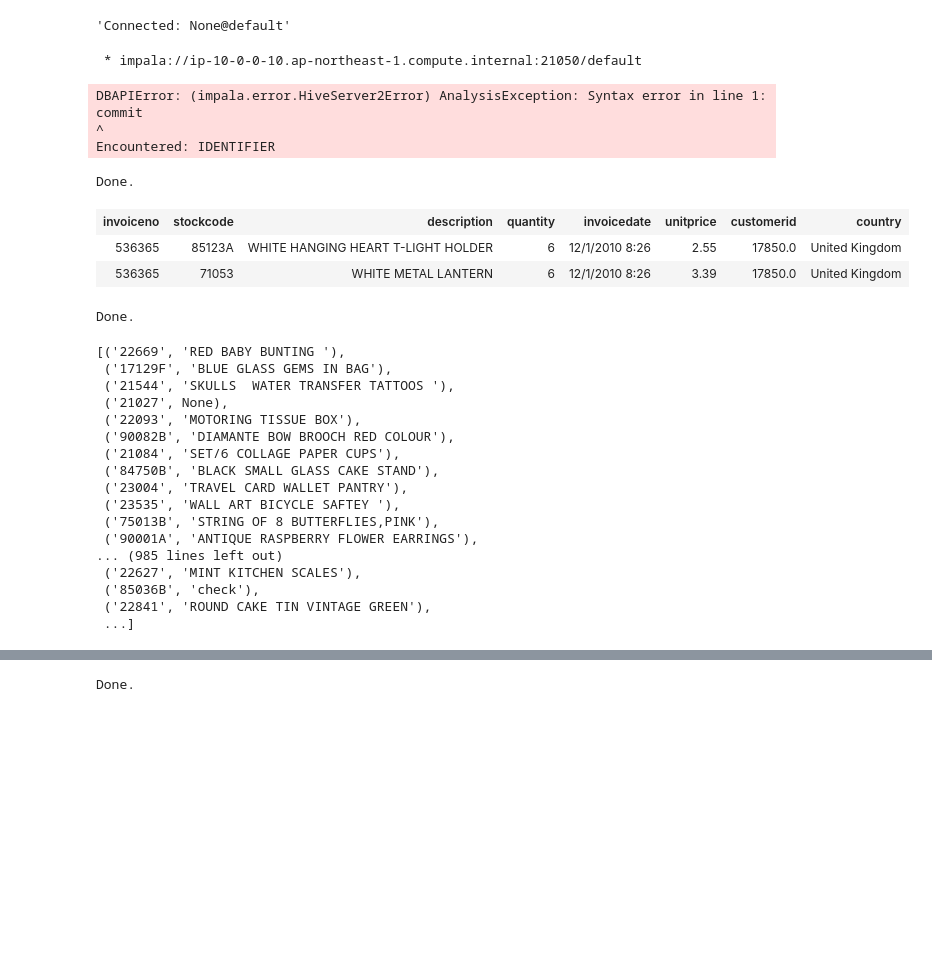
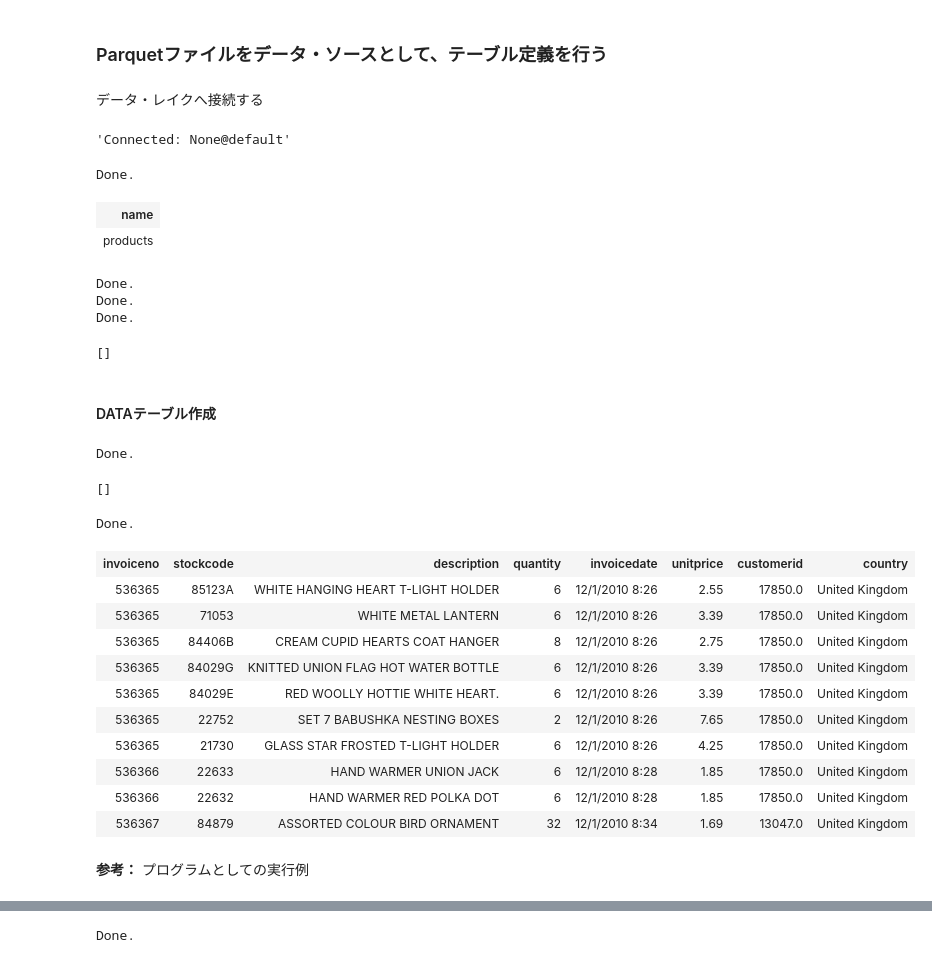
Before and after one commit to YoshiyukiKono/jupyter_impala, a Jupyter notebook: impala.ipynb, the cells around one changed output, grey strips where cells are left out. Saved outputs shown, nothing was run; the diff lists cells and outputs as text; code cells hidden in the pictures; blank space fills up the shorter version.

```diff
--- a/impala.ipynb
+++ b/impala.ipynb
@@ -128,3 +118,7 @@ with open('./sample_output.csv', 'w') as f:
+# %% [markdown]
+### Parquetファイルをデータ・ソースとして、テーブル定義を行う
+# %% [markdown]
+データ・レイクへ接続する
 # %%
 %load_ext sql
 # %%
@@ -132,45 +126,49 @@ with open('./sample_output.csv', 'w') as f:
 impala://ip-10-0-0-10.ap-northeast-1.compute.internal:21050/default
 # %% [output]
 'Connected: None@default'
+# %%
+%%sql
+show tables
+# %% [output]
+Done.
+| name |
+| products |
+# %%
+%%sql
+DROP TABLE IF EXISTS e_commerce_data;
+DROP TABLE IF EXISTS order_items;
+DROP TABLE IF EXISTS country;
+# %% [output]
+Done.
+Done.
+Done.
+[]
+# %% [markdown]
+#### DATAテーブル作成
 # %%
 %%sql
 CREATE EXTERNAL TABLE IF NOT EXISTS e_commerce_data
-  LIKE PARQUET '/tmp/data/data.parquet'
+  LIKE PARQUET '/tmp/ext_db/data/data.parquet'
 STORED AS PARQUET
-LOCATION '/tmp/data'
+LOCATION '/tmp/ext_db/data'
 # %% [output]
- * impala://ip-10-0-0-10.ap-northeast-1.compute.internal:21050/default
+Done.
-DBAPIError: (impala.error.HiveServer2Error) AnalysisException: Syntax error in line 1:
-commit
-^
-Encountered: IDENTIFIER
+[]
 # %%
 %%sql
-select * from e_commerce_data limit 2
+select * from default.e_commerce_data limit 10
 # %% [output]
 Done.
 | invoiceno | stockcode | description | quantity | invoicedate | unitprice | customerid | country |
 | 536365 | 85123A | WHITE HANGING HEART T-LIGHT HOLDER | 6 | 12/1/2010 8:26 | 2.55 | 17850.0 | United Kingdom |
 | 536365 | 71053 | WHITE METAL LANTERN | 6 | 12/1/2010 8:26 | 3.39 | 17850.0 | United Kingdom |
+| 536365 | 84406B | CREAM CUPID HEARTS COAT HANGER | 8 | 12/1/2010 8:26 | 2.75 | 17850.0 | United Kingdom |
+| 536365 | 84029G | KNITTED UNION FLAG HOT WATER BOTTLE | 6 | 12/1/2010 8:26 | 3.39 | 17850.0 | United Kingdom |
+| 536365 | 84029E | RED WOOLLY HOTTIE WHITE HEART. | 6 | 12/1/2010 8:26 | 3.39 | 17850.0 | United Kingdom |
+| 536365 | 22752 | SET 7 BABUSHKA NESTING BOXES | 2 | 12/1/2010 8:26 | 7.65 | 17850.0 | United Kingdom |
+| 536365 | 21730 | GLASS STAR FROSTED T-LIGHT HOLDER | 6 | 12/1/2010 8:26 | 4.25 | 17850.0 | United Kingdom |
+| 536366 | 22633 | HAND WARMER UNION JACK | 6 | 12/1/2010 8:28 | 1.85 | 17850.0 | United Kingdom |
+| 536366 | 22632 | HAND WARMER RED POLKA DOT | 6 | 12/1/2010 8:28 | 1.85 | 17850.0 | United Kingdom |
+| 536367 | 84879 | ASSORTED COLOUR BIRD ORNAMENT | 32 | 12/1/2010 8:34 | 1.69 | 13047.0 | United Kingdom |
-# %%
-%%sql
-select distinct stockcode, description from default.e_commerce_data
-# %% [output]
-Done.
-[('22669', 'RED BABY BUNTING '),
- ('17129F', 'BLUE GLASS GEMS IN BAG'),
- ('21544', 'SKULLS  WATER TRANSFER TATTOOS '),
- ('21027', None),
- ('22093', 'MOTORING TISSUE BOX'),
- ('90082B', 'DIAMANTE BOW BROOCH RED COLOUR'),
- ('21084', 'SET/6 COLLAGE PAPER CUPS'),
- ('84750B', 'BLACK SMALL GLASS CAKE STAND'),
- ('23004', 'TRAVEL CARD WALLET PANTRY'),
- ('23535', 'WALL ART BICYCLE SAFTEY '),
- ('75013B', 'STRING OF 8 BUTTERFLIES,PINK'),
- ('90001A', 'ANTIQUE RASPBERRY FLOWER EARRINGS'),
-... (985 lines left out)
- ('22627', 'MINT KITCHEN SCALES'),
- ('85036B', 'check'),
- ('22841', 'ROUND CAKE TIN VINTAGE GREEN'),
- ...]
+# %% [markdown]
+**参考：** プログラムとしての実行例
```
Also changed, not shown: parts of 54 cells of this notebook, 23 other files.
